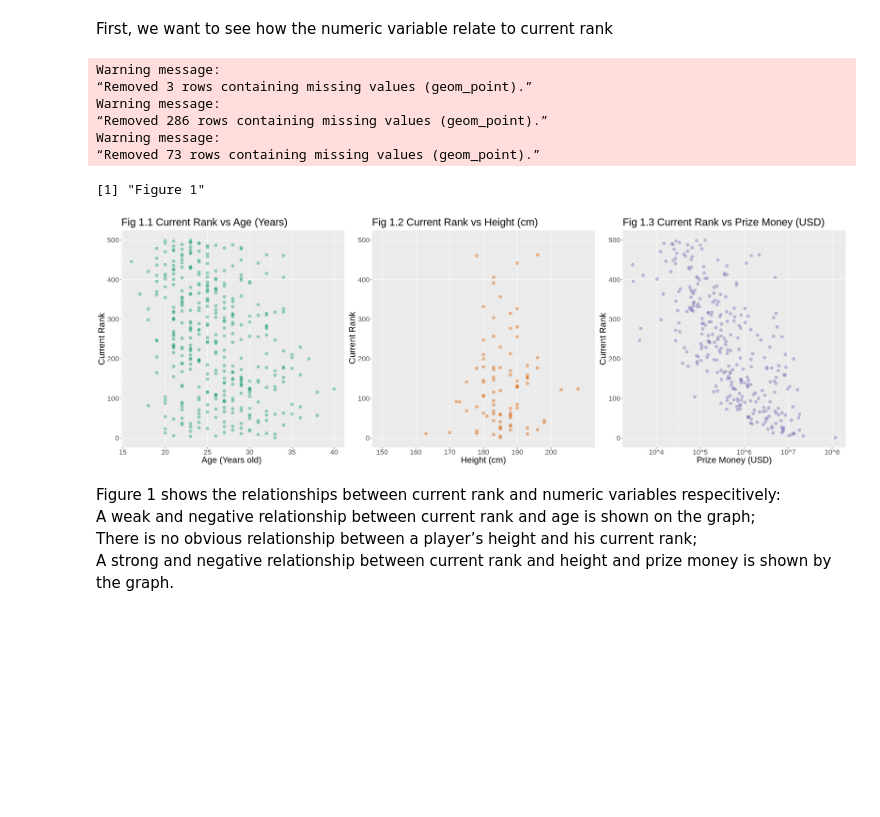
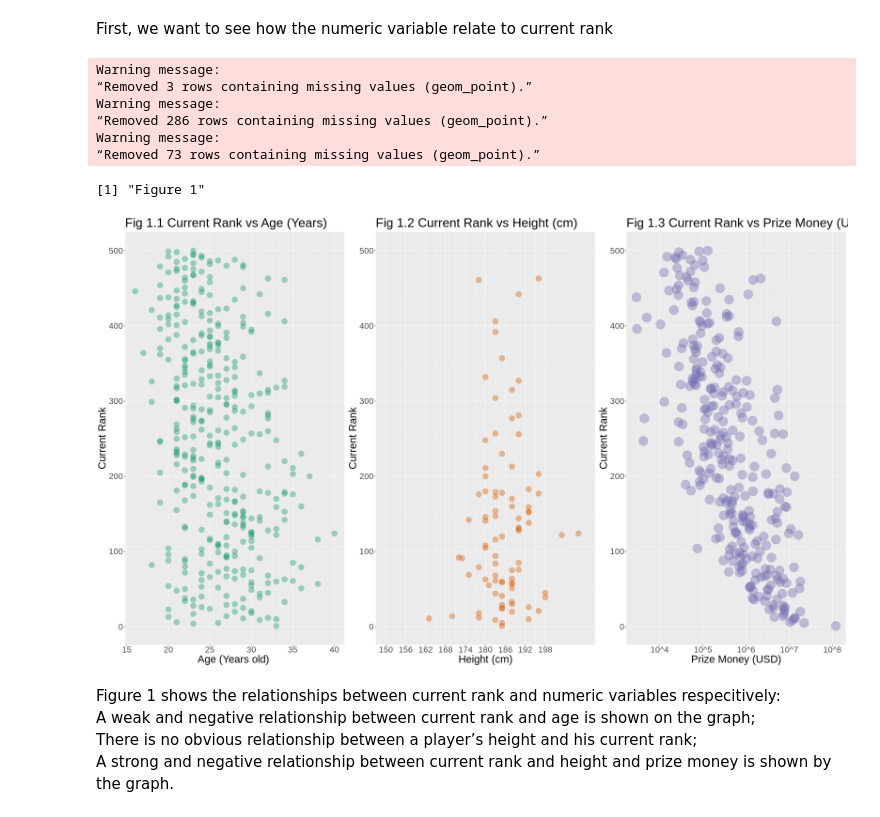
Before and after one commit to tarauboviccc/DSCI100_105_group_project, a Jupyter notebook: final_report.ipynb, the cells around one changed output. Drawn from its saved outputs; the diff is of its cells as text; code cells hidden in the pictures; blank space fills up the shorter version.

```diff
--- a/final_report.ipynb
+++ b/final_report.ipynb
@@ -196,48 +196,44 @@ First, we want to see how the numeric variable relate to current rank
 # %%
 ### Visualization Current rank with interesting variable
 
-options(repr.plot.height = 8, repr.plot.width = 24)
+options(repr.plot.height = 15, repr.plot.width = 25)
 age_vs_rank <- ggplot(tennis_train, aes(x = Age, y = Current.Rank)) +
-  geom_point(alpha = opacity,  color = color_palette[1], size = 3) +
+  geom_point(alpha = opacity,  color = color_palette[1], size = 6) +
   labs(x = "Age (Years old) ", y = "Current Rank") +
   ggtitle("Fig 1.1 Current Rank vs Age (Years)") +
-  theme(text = element_text(size = 20))
+  theme(text = element_text(size = 25))
 #age_vs_rank
 
 height_vs_rank <- ggplot(tennis_train, aes(x = Height, y = Current.Rank)) +
-  geom_point(alpha = opacity, color = color_palette[2], size = 3) +
-  labs(x = "Height (cm)", y = " Current Rank") +
+  geom_point(alpha = opacity, color = color_palette[2], size = 6) +
+  labs(x = "Height (cm)", y = "Current Rank") +
   ggtitle("Fig 1.2 Current Rank vs Height (cm)") +
-  theme(text = element_text(size = 20)) +
-  scale_x_continuous(limits = c(150, 210), breaks = seq(150, 200, by = 10))
+  theme(text = element_text(size = 25)) +
+  scale_x_continuous(limits = c(150, 210), breaks = seq(150, 200, by = 6))
 
 #height_vs_rank
-
-
-
 prize_vs_rank <- ggplot(tennis_train, aes(x = Prize.Money, y = Current.Rank)) +
   geom_point(alpha = opacity,
              color = color_palette[3],
-             size = 3,) +
+             size = 10,) +
   labs(x = "Prize Money (USD)", y = "Current Rank") +
   ggtitle("Fig 1.3 Current Rank vs Prize Money (USD)") +
   scale_x_log10(labels = function(x) sprintf("10^%d", log10(x)), breaks = c(1e3, 1e4, 1e5, 1e6, 1e7, 1e8)) +
-  theme(text = element_text(size = 20))
+  theme(text = element_text(size = 25))
 
 #prize_vs_rank
-
 grid.arrange(age_vs_rank, height_vs_rank, prize_vs_rank, ncol = 3)
 
 paste("Figure 1")
 # %% [output]
 Warning message:
 “Removed 3 rows containing missing values (geom_point).”
 Warning message:
 “Removed 286 rows containing missing values (geom_point).”
 Warning message:
 “Removed 73 rows containing missing values (geom_point).”
 [1] "Figure 1"
-[figure, old version]
+[figure, new version]
 # %% [markdown]
 Figure 1 shows the relationships between current rank and numeric variables respecitively:
 <br>
```
Also changed, not shown: parts of 10 cells of this notebook.
